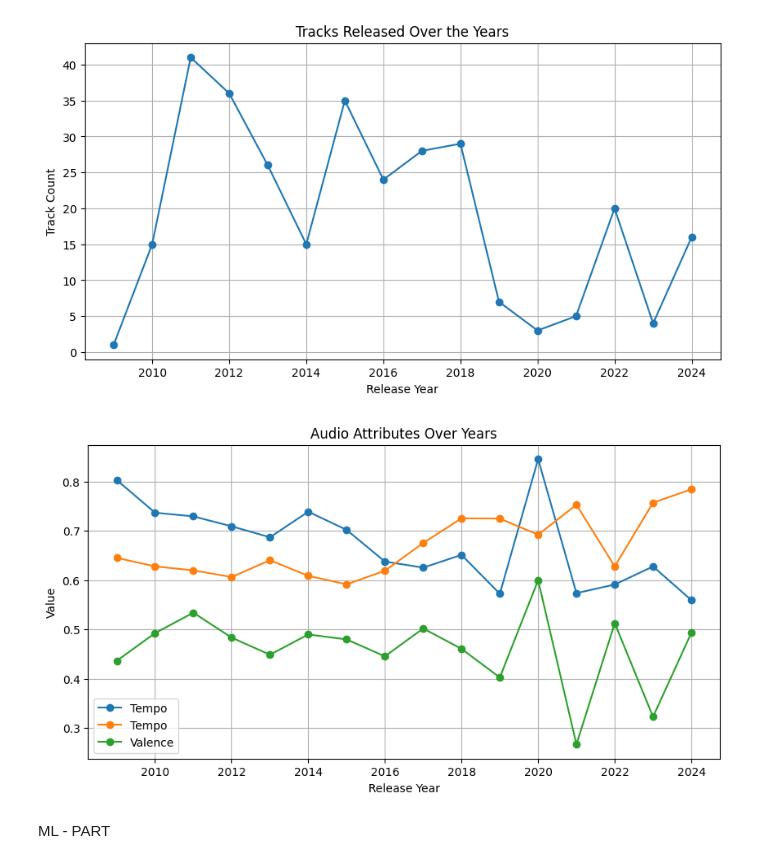
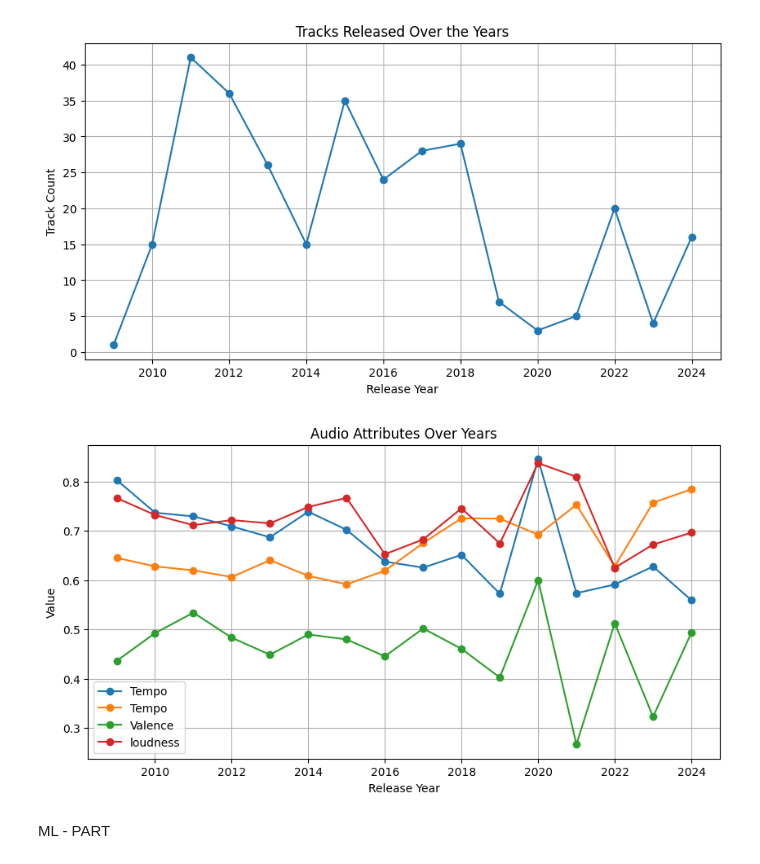
Before and after one commit to msds25018-lab/tools-project, a Jupyter notebook: project-code.ipynb, the cells around one changed output. Saved outputs shown, nothing was run; the diff lists cells and outputs as text; code cells hidden in the pictures.

```diff
--- a/project-code.ipynb
+++ b/project-code.ipynb
@@ -63,7 +63,7 @@ df
 | 299 | Rapper Big Pooh | Nothing Less (feat. Ab Soul, Jay ... | Delightful Bars: Apple Turnover V... | 2009-03-24 | True | 0 | 56emeztyiUrCqYmTV1u6KC | 285413 | ... |
 305 rows × 22 columns
 # %%
-df['loudness'] = df['loudness'] * -1
+df['loudness'] = (df['loudness'] - df['loudness'].min()) / (df['loudness'].max() - df['loudness'].min())
 # %%
 df
 # %% [output]
@@ -200,19 +200,21 @@ plt.show()
 # %%
 plt.figure(figsize=(10, 5))
 
 plt.plot(df_yearly.index, df_yearly['energy'], label='Tempo', marker='o')
 plt.plot(df_yearly.index, df_yearly['danceability'], label='Tempo', marker='o')
 plt.plot(df_yearly.index, df_yearly['valence'], label='Valence', marker='o')
+plt.plot(df_yearly.index, df_yearly['loudness'], label='loudness', marker='o')
+
 
 plt.xlabel("Release Year")
 plt.ylabel("Value")
 plt.title("Audio Attributes Over Years")
 plt.legend()
 plt.grid(True)
 
 plt.show()
 # %% [output]
-[figure, old version]
+[figure, new version]
 # %% [markdown]
 ML - PART
 # %%
```
Also changed, not shown: parts of 7 cells of this notebook.
